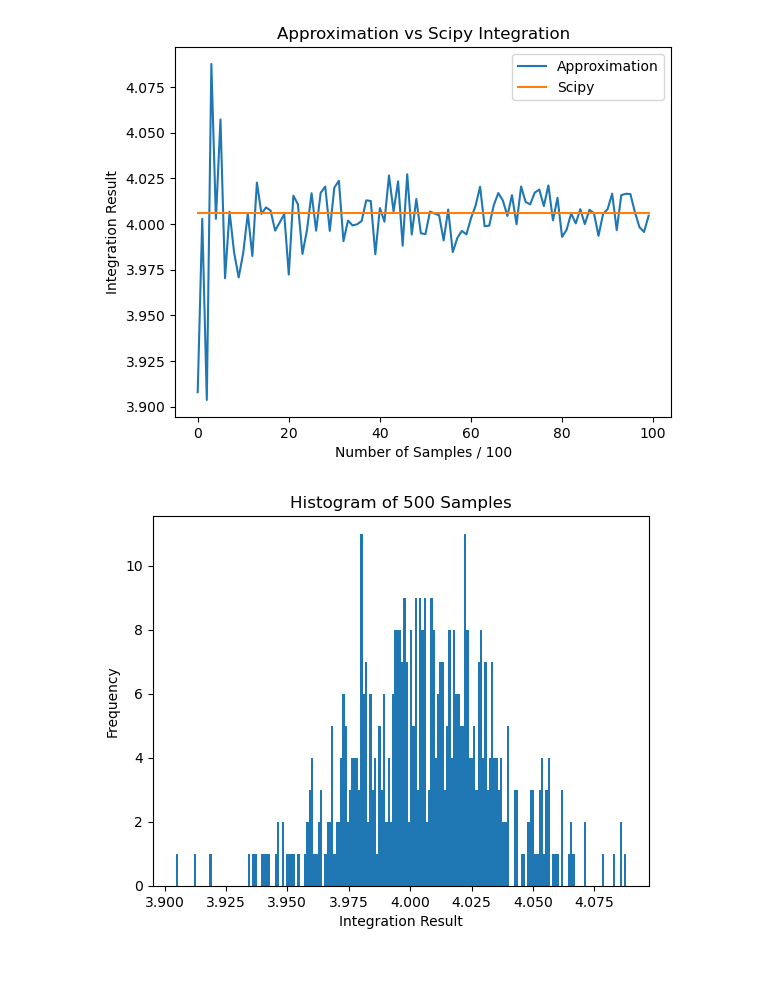
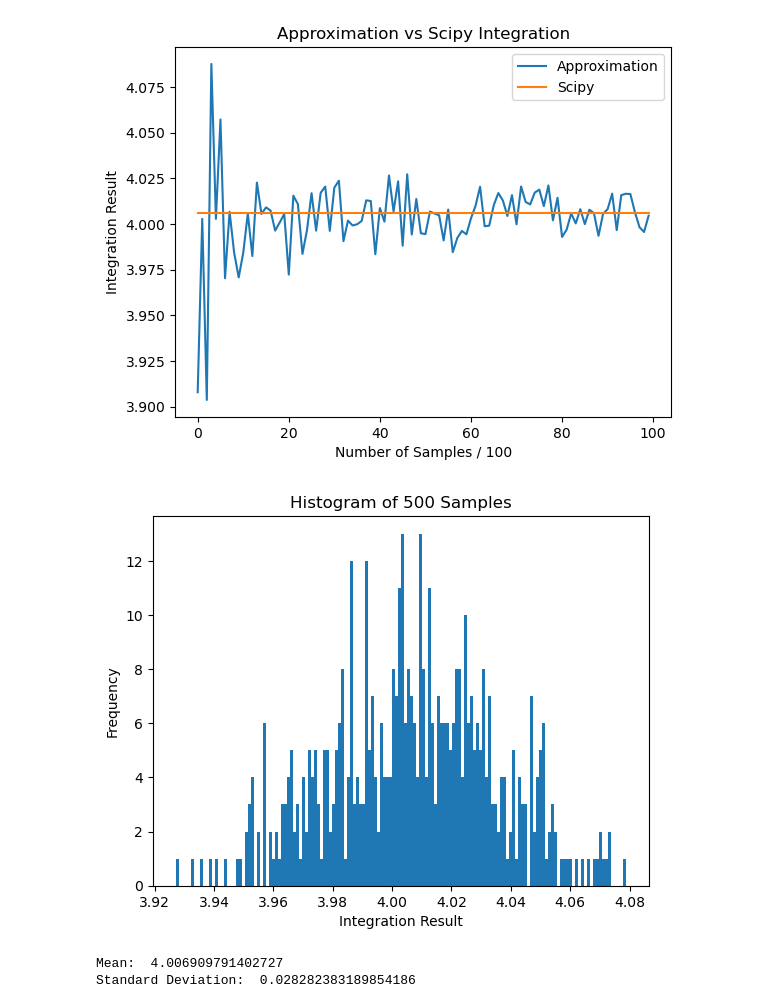
Before and after one commit to Ramy-Ashraf/Modeling_Assignment, a Jupyter notebook: lab1/lab1.ipynb, the cells around one changed output. Drawn from its saved outputs; the diff is of its cells as text; code cells hidden in the pictures; blank space fills up the shorter version.

```diff
--- a/lab1/lab1.ipynb
+++ b/lab1/lab1.ipynb
@@ -75,14 +75,22 @@ closet index  87  with n  8800  with val  4.005898109621085
 # %%
 step = 1000
 arr2 = []
 for i in range(500):
     arr2.append(approx_integration(step, a, b, fx))
 
-plt.hist(arr2, bins=1500)
+plt.hist(arr2, bins=150)
 plt.title("Histogram of 500 Samples")
 plt.xlabel("Integration Result")
 plt.ylabel("Frequency")
 #plt.legend()
 plt.show()
 # %% [output]
-[figure, old version]
+[figure, new version]
+# %%
+# yes it follows the normal distribution
+
+print("Mean: ", np.mean(arr2))
+print("Standard Deviation: ", np.std(arr2))
+# %% [output]
+Mean:  4.006909791402727
+Standard Deviation:  0.028282383189854186
```
